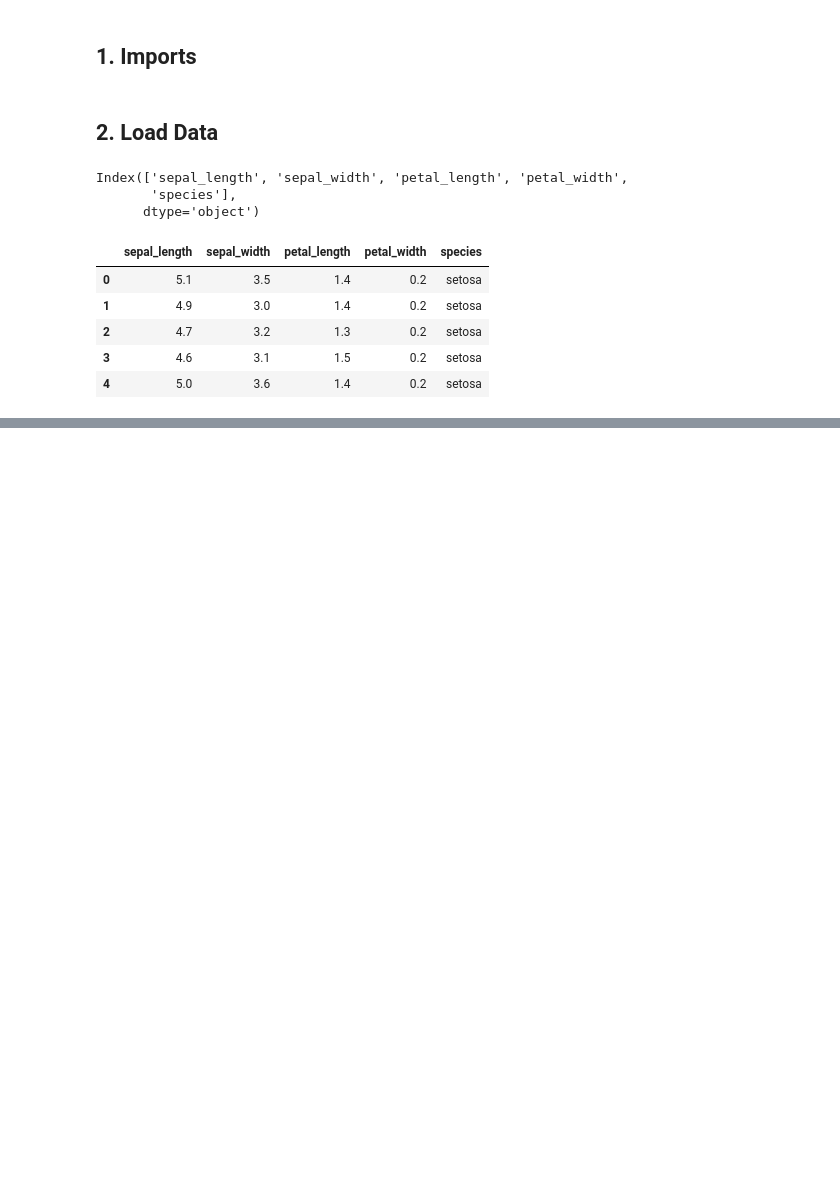
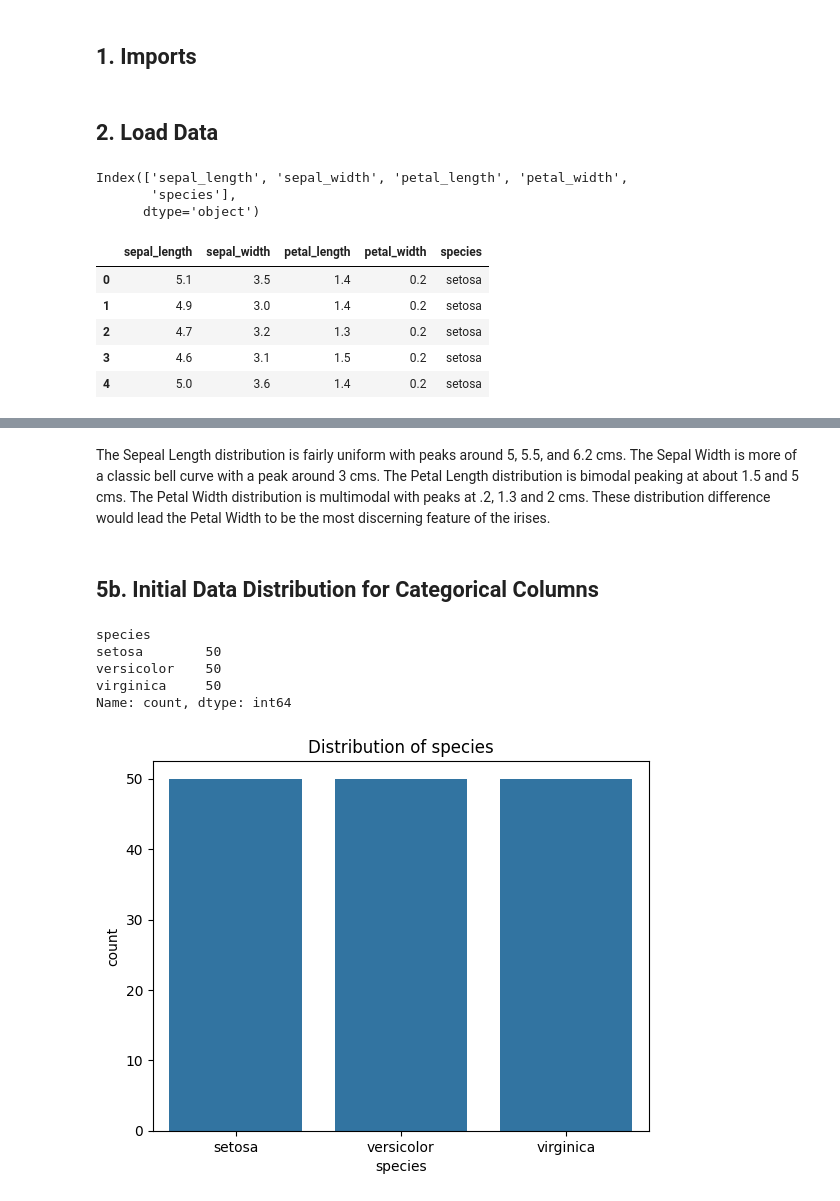
Before and after one commit to tmartin-m/datafun-04-eda, a Jupyter notebook: TestDrive.ipynb, the cells around one changed output, grey strips where cells are left out. Saved outputs shown, nothing was run; the diff lists cells and outputs as text; code cells hidden in the pictures; blank space fills up the shorter version.

```diff
--- a/TestDrive.ipynb
+++ b/TestDrive.ipynb
@@ -37,0 +96,28 @@ iris_df.head()
+# %% [markdown]
+The Sepeal Length distribution is fairly uniform with peaks around 5, 5.5, and 6.2 cms. The Sepal Width is more of a classic bell curve with a peak around 3 cms. The Petal Length distribution is bimodal peaking at about 1.5 and 5 cms. The Petal Width distribution is multimodal with peaks at .2, 1.3 and 2 cms. These distribution difference would lead the Petal Width to be the most discerning feature of the irises.
+# %% [markdown]
+## 5b. Initial Data Distribution for Categorical Columns
+# %%
+# Inspect value counts by categorical column
+# Column name must be EXACT.
+# The value_counts() method is only available for Series objects.
+# The value_counts() method returns a pandas Series with the counts of unique values in the column.
+iris_df['species'].value_counts()
+# %% [output]
+species
+setosa        50
+versicolor    50
+virginica     50
+Name: count, dtype: int64
+# %%
+# Inspect value counts for ALL categorical columns
+for col in iris_df.select_dtypes(include=['object', 'category']).columns:
+    # Display count plot
+    sns.countplot(x=col, data=iris_df)
+    matplotlib.pyplot.title(f'Distribution of {col}')
+    matplotlib.pyplot.show()
+
+# Show all plots
+matplotlib.pyplot.show()
+# %% [output]
+[figure, added]
```
Also changed, not shown: parts of 12 cells of this notebook.
